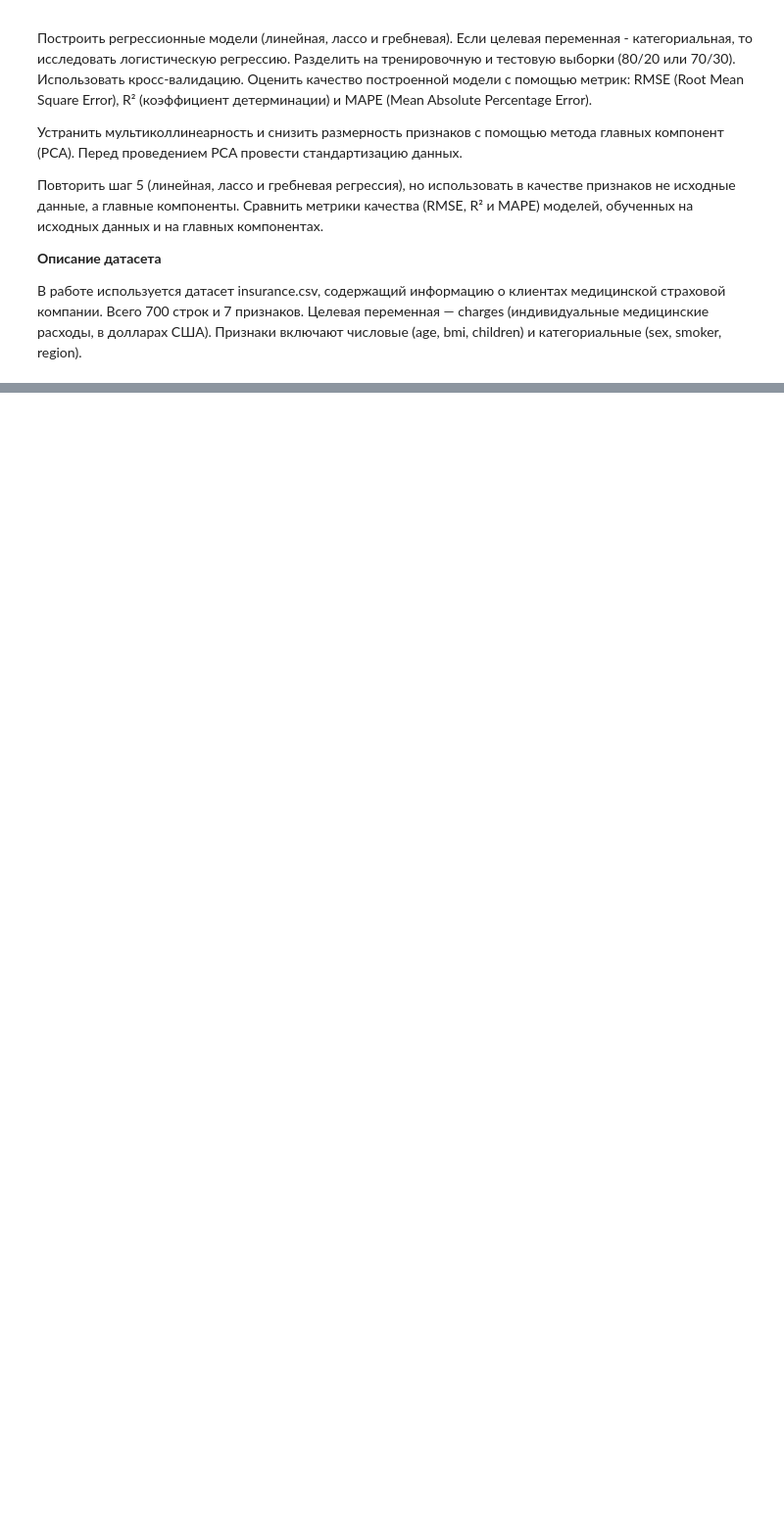
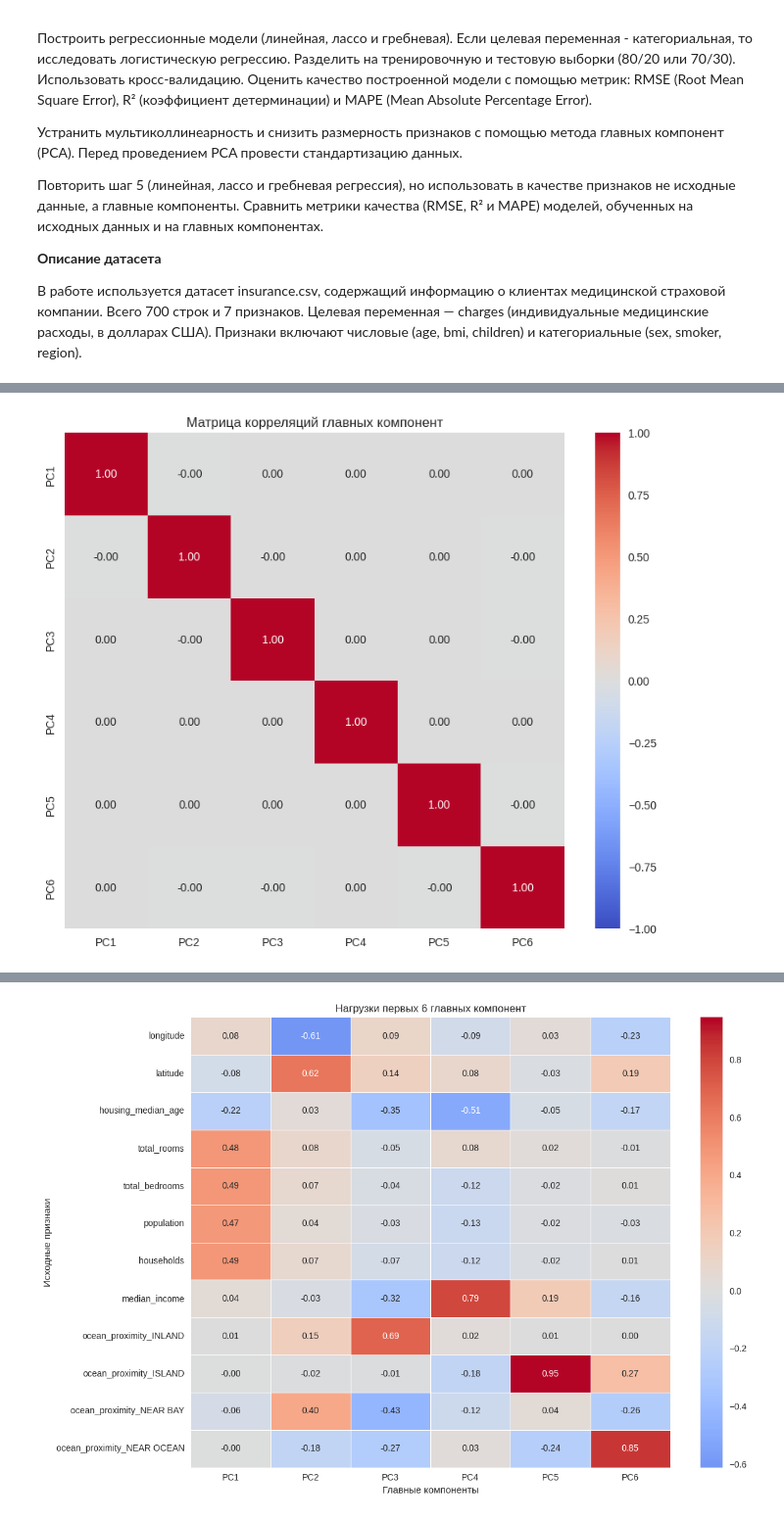
Before and after one commit to stavrgit/ML, a Jupyter notebook: ML_1.ipynb, the cells around one changed output, grey strips where cells are left out. Shown at 98% size. Drawn from its saved outputs; the diff is of its cells as text; code cells hidden in the pictures; blank space fills up the shorter version.

```diff
--- a/ML_1.ipynb
+++ b/ML_1.ipynb
@@ -967,0 +516,77 @@ PCA в данной задаче не улучшает модель: он не
+# %%
+n_components = n_components_85
+
+pca = PCA(n_components=n_components)
+X_train_pca = pca.fit_transform(X_train)
+X_test_pca  = pca.transform(X_test)
+
+pca_df = pd.DataFrame(
+    X_train_pca,
+    columns=[f"PC{i}" for i in range(1, n_components + 1)]
+)
+
+corr_pca = pca_df.corr()
+
+plt.figure(figsize=(10, 8))
+sns.heatmap(corr_pca, annot=True, cmap="coolwarm", fmt=".2f", vmin=-1, vmax=1)
+plt.title("Матрица корреляций главных компонент")
+plt.show()
+
+print("Максимальная абсолютная корреляция вне диагонали:",
+      corr_pca.where(~np.eye(len(corr_pca), dtype=bool)).abs().max().max())
+
+vif_pca = pd.DataFrame()
+vif_pca["feature"] = pca_df.columns
+vif_pca["VIF"] = [variance_inflation_factor(pca_df.values, i)
+                  for i in range(pca_df.shape[1])]
+print("\nVIF главных компонент:")
+print(vif_pca)
+
+loadings = pd.DataFrame(
+    pca.components_.T,
+    index=X.columns,
+    columns=[f"PC{i}" for i in range(1, n_components + 1)]
+)
+
+plt.figure(figsize=(12, 8))
+sns.heatmap(loadings, annot=True, fmt=".2f", cmap="coolwarm", center=0, linewidths=0.5)
+plt.title(f"Нагрузки первых {n_components} главных компонент")
+plt.xlabel("Главные компоненты")
+plt.ylabel("Исходные признаки")
+plt.tight_layout()
+plt.show()
+
+for pc in loadings.columns:
+    print(f"\n{pc}:")
+    top_features = loadings[pc].sort_values(key=np.abs, ascending=False).head(4)
+    print(top_features)
+
+linear_pca_model = LinearRegression().fit(X_train_pca, y_train)
+ridge_pca_model  = Ridge(alpha=1.0).fit(X_train_pca, y_train)
+lasso_pca_model  = Lasso(alpha=100.0, max_iter=100000).fit(X_train_pca, y_train)
+
+y_pred_linear_pca = linear_pca_model.predict(X_test_pca)
+y_pred_ridge_pca  = ridge_pca_model.predict(X_test_pca)
+y_pred_lasso_pca  = lasso_pca_model.predict(X_test_pca)
+
+rmse_linear_pca, r2_linear_pca, mape_linear_pca = calculate_metrics(y_test, y_pred_linear_pca)
+rmse_ridge_pca,  r2_ridge_pca,  mape_ridge_pca  = calculate_metrics(y_test, y_pred_ridge_pca)
+rmse_lasso_pca,  r2_lasso_pca,  mape_lasso_pca  = calculate_metrics(y_test, y_pred_lasso_pca)
+
+pca_results = pd.DataFrame({
+    "Модель": ["Linear Regression PCA", "Ridge Regression PCA", "Lasso Regression PCA"],
+    "RMSE":   [rmse_linear_pca, rmse_ridge_pca, rmse_lasso_pca],
+    "R²":     [r2_linear_pca, r2_ridge_pca, r2_lasso_pca],
+    "MAPE (%)": [mape_linear_pca, mape_ridge_pca, mape_lasso_pca]
+})
+
+comparison_pca = pd.concat(
+    [
+        results.assign(Данные="Исходные признаки"),
+        pca_results.assign(Данные=f"PCA ({n_components} компонент)")
+    ],
+    ignore_index=True
+)
+print(comparison_pca)
+# %% [output]
+[figure, added]
@@ -967,0 +603 @@ PCA в данной задаче не улучшает модель: он не
+[figure, added]
```
Also changed, not shown: parts of 30 cells of this notebook.
